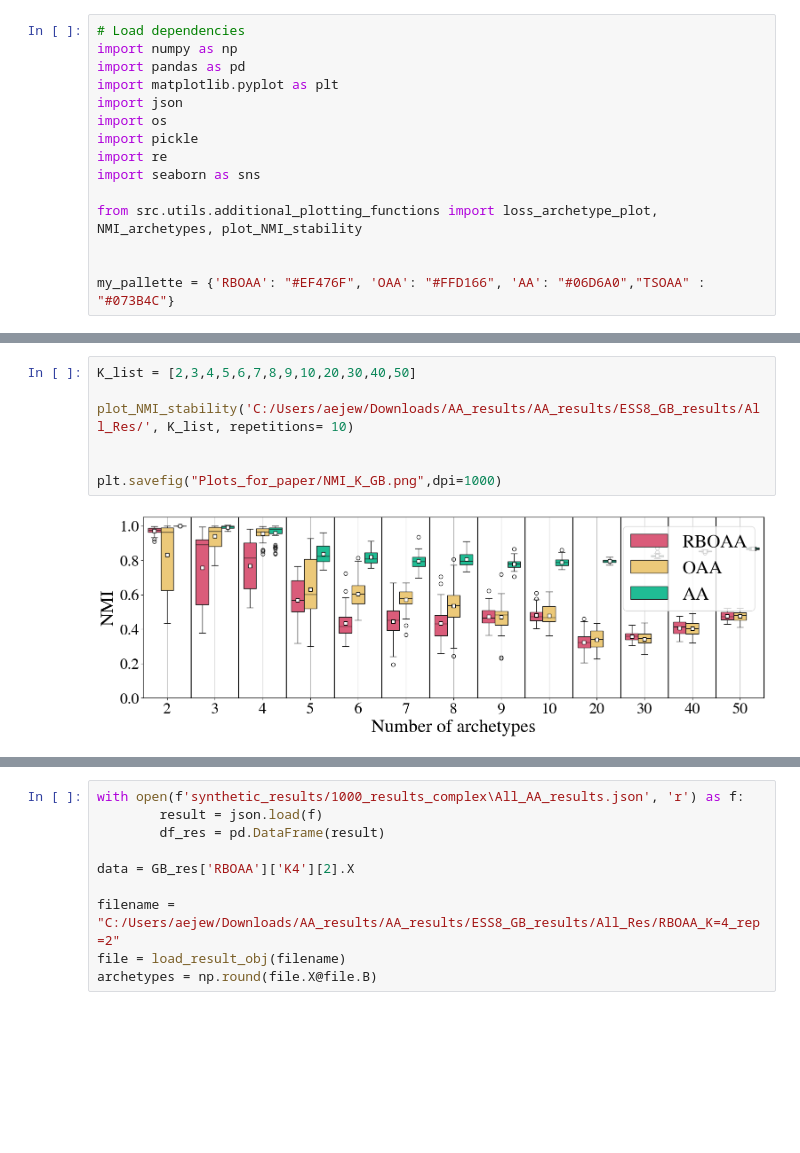
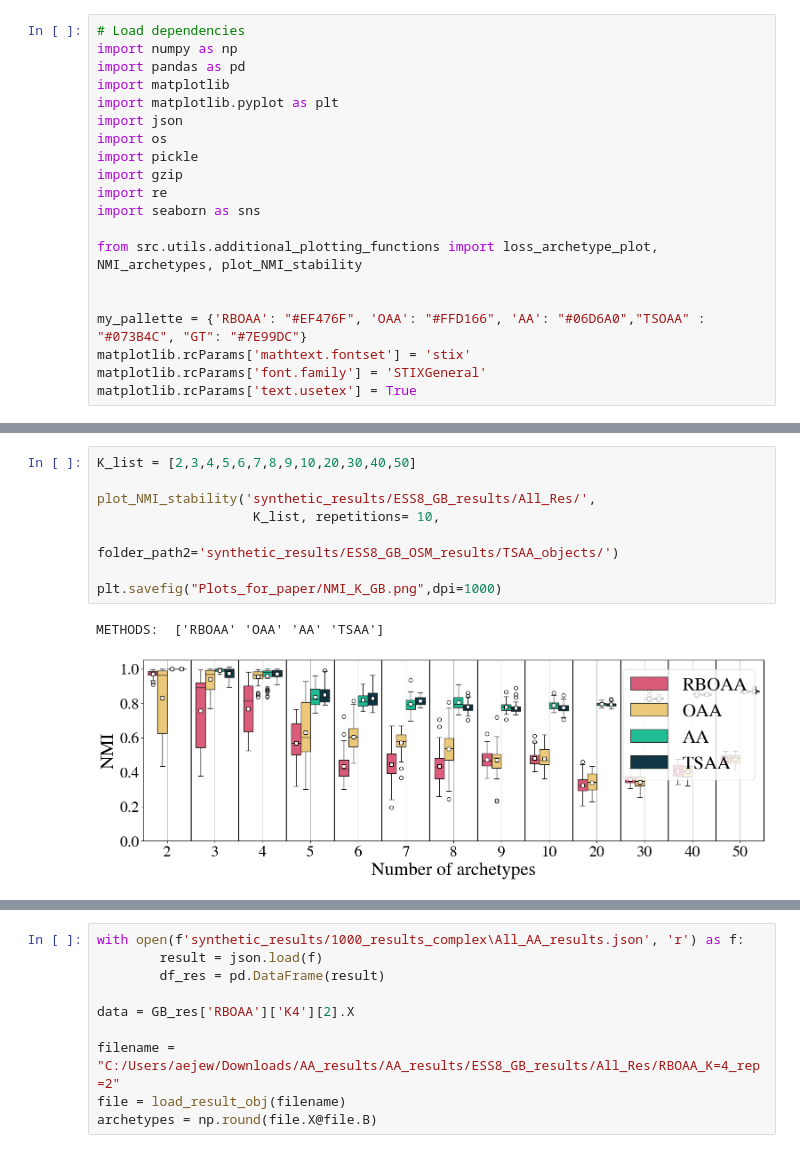
Before and after one commit to Maplewarrior/OrdinalArchetypalAnalysis, a Jupyter notebook: real_data_plots_michael.ipynb, the cells around one changed output, grey strips where cells are left out. Saved outputs shown, nothing was run; the diff lists cells and outputs as text; blank space fills up the shorter version.

Commit message:
save_real_plots notebook work

```diff
--- a/real_data_plots.ipynb
+++ b/real_data_plots_michael.ipynb
@@ -8,17 +5,22 @@ The autoreload extension is already loaded. To reload it, use:
 # Load dependencies
 import numpy as np
 import pandas as pd
+import matplotlib
 import matplotlib.pyplot as plt
 import json
 import os
 import pickle
+import gzip
 import re
 import seaborn as sns
 
 from src.utils.additional_plotting_functions import loss_archetype_plot, NMI_archetypes, plot_NMI_stability
 
 
-my_pallette = {'RBOAA': "#EF476F", 'OAA': "#FFD166", 'AA': "#06D6A0","TSOAA" : "#073B4C"}
+my_pallette = {'RBOAA': "#EF476F", 'OAA': "#FFD166", 'AA': "#06D6A0","TSOAA" : "#073B4C", "GT": "#7E99DC"}
+matplotlib.rcParams['mathtext.fontset'] = 'stix'
+matplotlib.rcParams['font.family'] = 'STIXGeneral'
+matplotlib.rcParams['text.usetex'] = True
 # %%
 
 
@@ -263,12 +271,14 @@ def plot_NMI_stability(folder_path, K_list, repetitions= 10,folder_path2 = ''):
 # %%
 K_list = [2,3,4,5,6,7,8,9,10,20,30,40,50]
 
-plot_NMI_stability('C:/Users/aejew/Downloads/AA_results/AA_results/ESS8_GB_results/All_Res/', K_list, repetitions= 10)
-
+plot_NMI_stability('synthetic_results/ESS8_GB_results/All_Res/',
+                    K_list, repetitions= 10,
+                    folder_path2='synthetic_results/ESS8_GB_OSM_results/TSAA_objects/')
 
 plt.savefig("Plots_for_paper/NMI_K_GB.png",dpi=1000)
 # %% [output]
+METHODS:  ['RBOAA' 'OAA' 'AA' 'TSAA']
-[figure, old version]
+[figure, new version]
 # %%
 from colormap import rgb2hex, rgb2hls, hls2rgb
 import matplotlib.pyplot as plt
```
Also changed, not shown: parts of 20 cells of this notebook.
